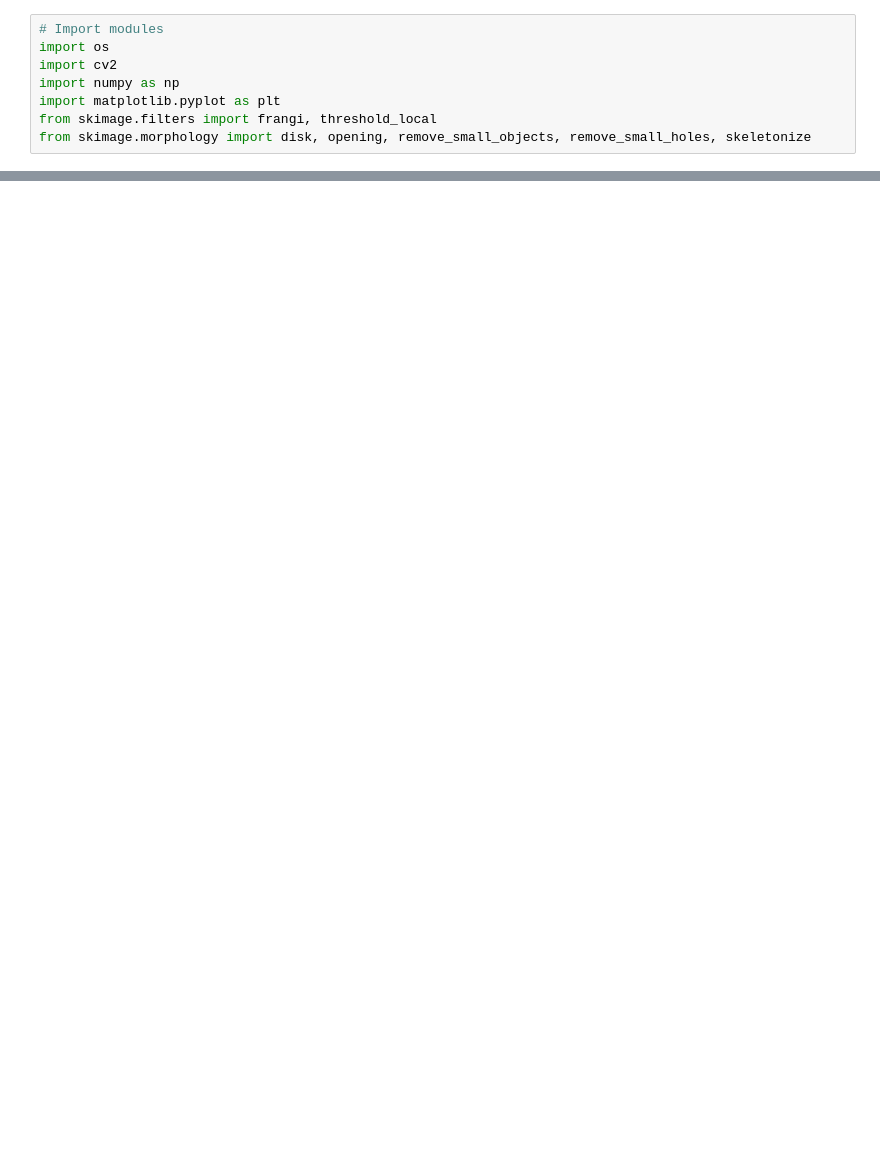
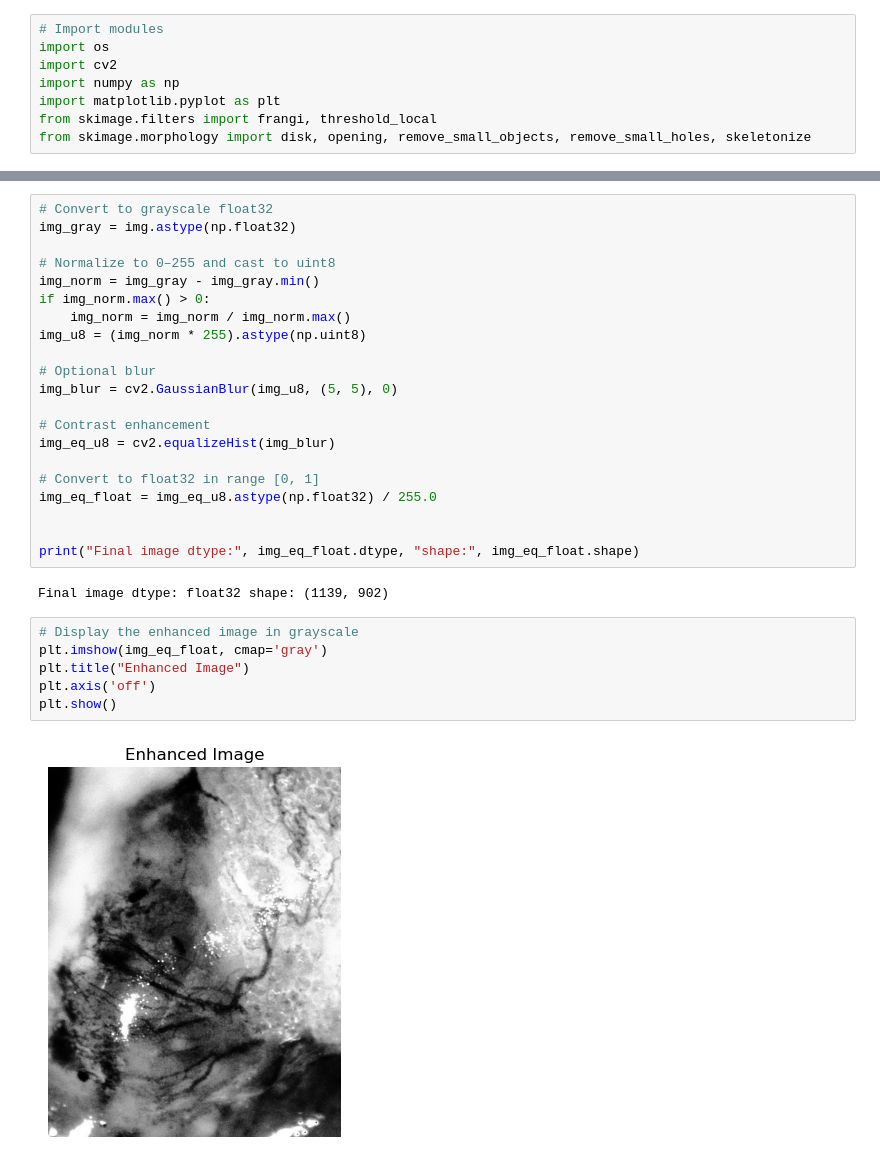
Before and after one commit to yana-kel/vessel-quant, a Jupyter notebook: vessel-extraction.ipynb, the cells around one changed output, grey strips where cells are left out. Drawn from its saved outputs; the diff is of its cells as text; blank space fills up the shorter version.

```diff
--- a/vessel-extraction.ipynb
+++ b/vessel-extraction.ipynb
@@ -127,0 +54,31 @@ plt.show()
+# %%
+# Convert to grayscale float32
+img_gray = img.astype(np.float32)
+
+# Normalize to 0–255 and cast to uint8
+img_norm = img_gray - img_gray.min()
+if img_norm.max() > 0:
+    img_norm = img_norm / img_norm.max()
+img_u8 = (img_norm * 255).astype(np.uint8)
+
+# Optional blur
+img_blur = cv2.GaussianBlur(img_u8, (5, 5), 0)
+
+# Contrast enhancement
+img_eq_u8 = cv2.equalizeHist(img_blur)
+
+# Convert to float32 in range [0, 1]
+img_eq_float = img_eq_u8.astype(np.float32) / 255.0
+
+
+print("Final image dtype:", img_eq_float.dtype, "shape:", img_eq_float.shape)
+# %% [output]
+Final image dtype: float32 shape: (1139, 902)
+# %%
+# Display the enhanced image in grayscale
+plt.imshow(img_eq_float, cmap='gray')
+plt.title("Enhanced Image")
+plt.axis('off')
+plt.show()
+# %% [output]
+[figure, added]
```
Also changed, not shown: parts of 22 cells of this notebook.
